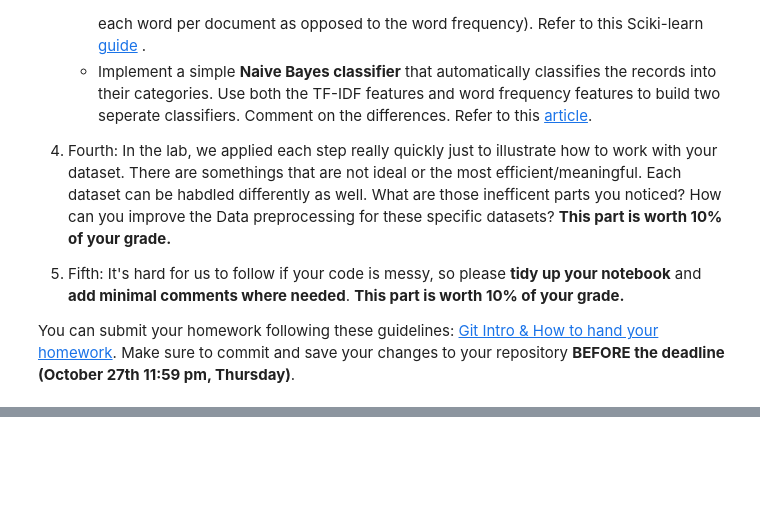
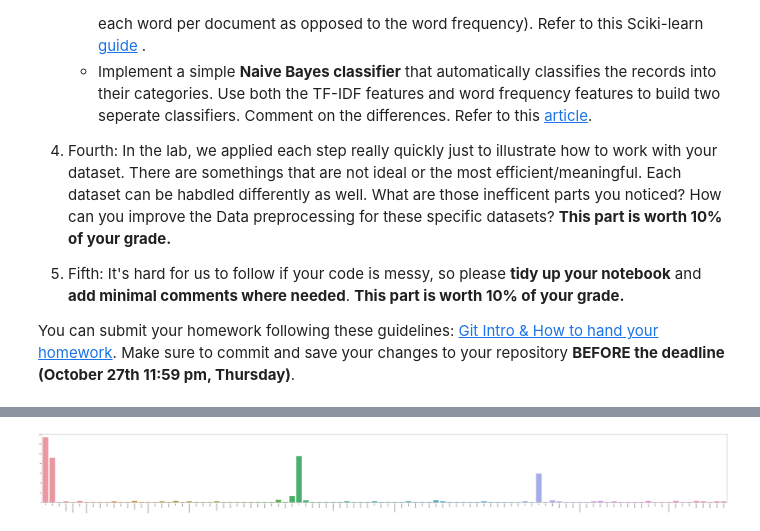
Before and after one commit to mjcast94/DM2023-Lab1-Master, a Jupyter notebook: Homework/DM2023-Lab1-Homework.ipynb, the cells around one changed output, grey strips where cells are left out. Saved outputs shown, nothing was run; the diff lists cells and outputs as text; code cells hidden in the pictures; blank space fills up the shorter version.

```diff
--- a/Homework/DM2023-Lab1-Homework.ipynb
+++ b/Homework/DM2023-Lab1-Homework.ipynb
@@ -272,0 +424,17 @@ plt.show()
+# %%
+#Exercise 13 - Answer here
+import plotly.express as px
+
+#data
+term_frequencies = []
+print(X_counts.shape[1])
+for j in range(0,X_counts.shape[1]):
+    term_frequencies.append(sum(X_counts[:,j].toarray()))
+
+term_frequencies = np.asarray(X_counts.sum(axis=0))[0]
+
+#plot graph
+x_axis=count_vect.get_feature_names_out()[:30]
+y_axis=term_frequencies[:30]
+fig = px.bar(term_frequencies[:30], x=x_axis, y=y_axis, color=y_axis, title='Plotly Bar Graph')
+fig.show()
@@ -272,0 +444,21 @@ plt.show()
+# %%
+#Exercise 14 - Answer here
+#reduced the term frequency to only the first 10 documents
+#only displayed the top 10 words
+
+term_frequencies = []
+
+i = 1
+while i < 11:
+  for j in range(0,X_counts.shape[1]):
+    term_frequencies.append(sum(X_counts[:i,j].toarray()))
+  i += 1
+
+term_frequencies = np.asarray(X_counts.sum(axis=0))[0]
+
+plt.subplots(figsize=(100, 10))
+g = sns.barplot(x=count_vect.get_feature_names_out()[:100],
+            y=term_frequencies[:100])
+g.set_xticklabels(count_vect.get_feature_names_out()[:100], rotation = 90);
+# %% [output]
+[figure, added]
```
Also changed, not shown: parts of 37 cells of this notebook.
